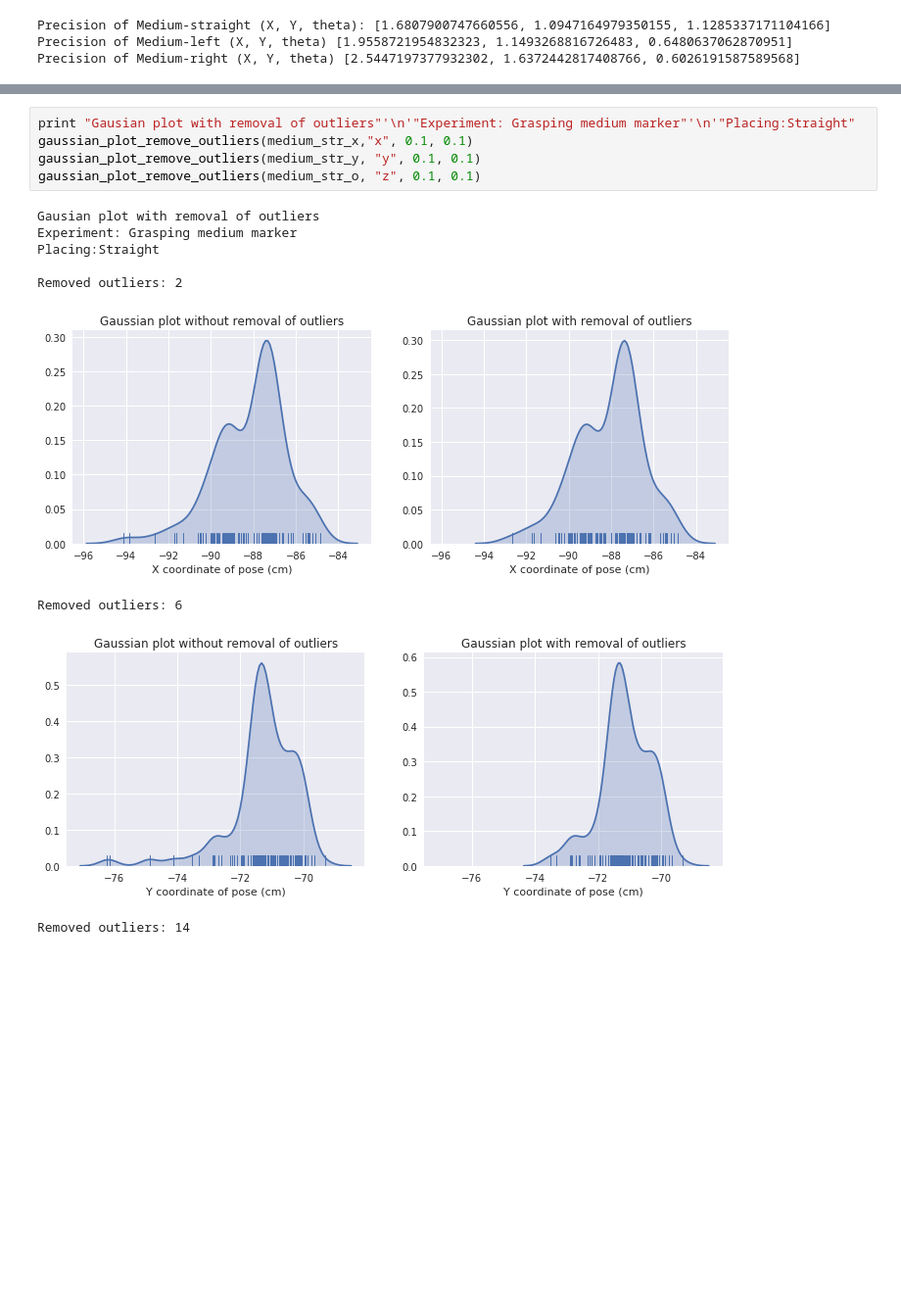
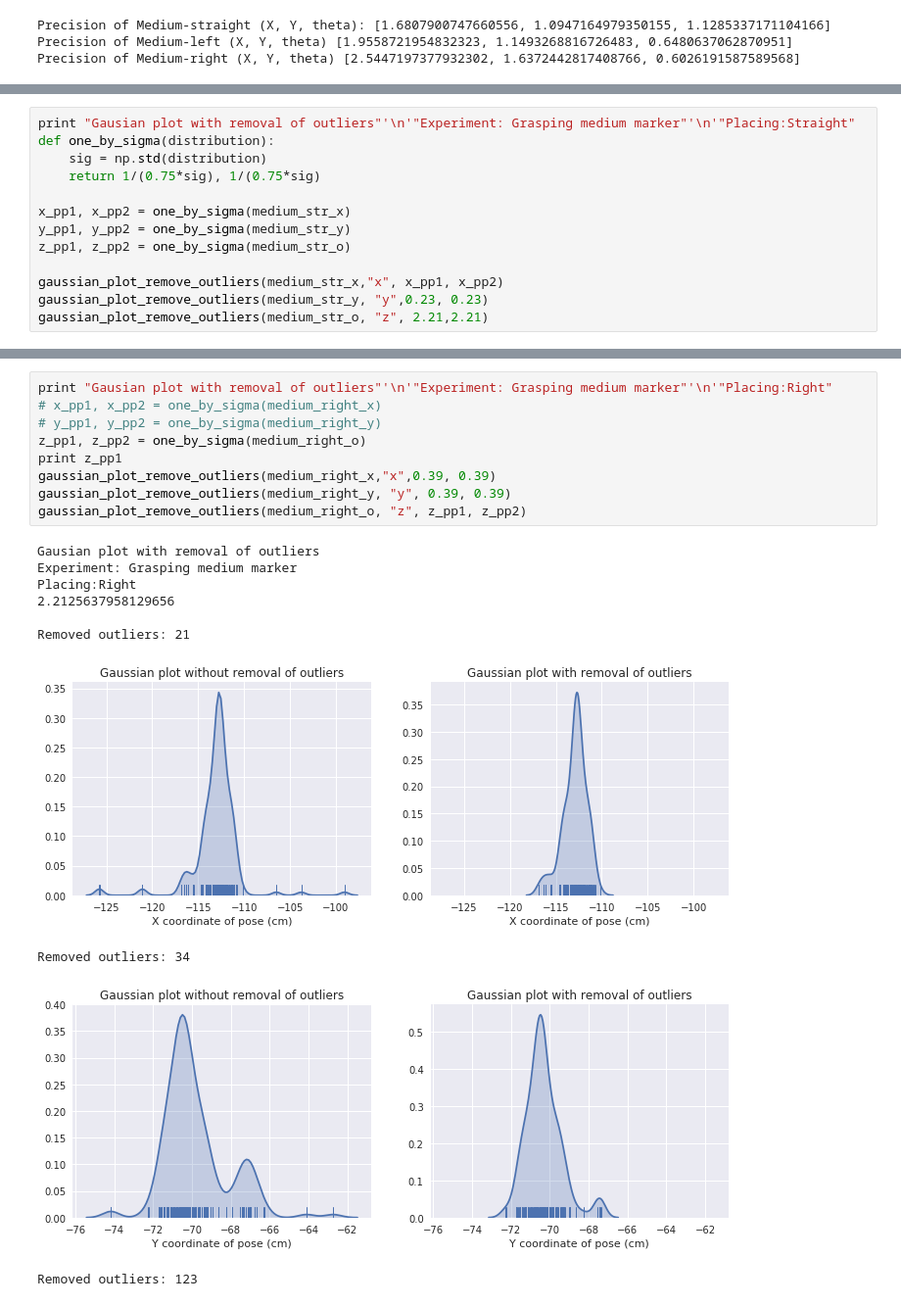
Before and after one commit to aaqib49/see, a Jupyter notebook: python_notebooks/Merged_data_plots_medium.ipynb, the cells around one changed output, grey strips where cells are left out. Shown: that part at 98% size. Saved outputs shown, nothing was run; the diff lists cells and outputs as text; blank space fills up the shorter version.

Commit message:
Made few changes to graph - added the pp1 and pp2 values

```diff
--- a/python_notebooks/Merged_data_plots_medium.ipynb
+++ b/python_notebooks/Merged_data_plots_medium.ipynb
@@ -255,0 +256,13 @@ Combined plot for placing the marker straight, left and right
+# %%
+print "Gausian plot with removal of outliers"'\n'"Experiment: Grasping medium marker"'\n'"Placing:Straight"
+def one_by_sigma(distribution):
+    sig = np.std(distribution)
+    return 1/(0.75*sig), 1/(0.75*sig)
+
+x_pp1, x_pp2 = one_by_sigma(medium_str_x)
+y_pp1, y_pp2 = one_by_sigma(medium_str_y)
+z_pp1, z_pp2 = one_by_sigma(medium_str_o)
+
+gaussian_plot_remove_outliers(medium_str_x,"x", x_pp1, x_pp2)
+gaussian_plot_remove_outliers(medium_str_y, "y",0.23, 0.23)
+gaussian_plot_remove_outliers(medium_str_o, "z", 2.21,2.21)
@@ -256,15 +302,20 @@ Combined plot for placing the marker straight, left and right
 # %%
-print "Gausian plot with removal of outliers"'\n'"Experiment: Grasping medium marker"'\n'"Placing:Straight"
-gaussian_plot_remove_outliers(medium_str_x,"x", 0.1, 0.1)
-gaussian_plot_remove_outliers(medium_str_y, "y", 0.1, 0.1)
-gaussian_plot_remove_outliers(medium_str_o, "z", 0.1, 0.1)
+print "Gausian plot with removal of outliers"'\n'"Experiment: Grasping medium marker"'\n'"Placing:Right"
+# x_pp1, x_pp2 = one_by_sigma(medium_right_x)
+# y_pp1, y_pp2 = one_by_sigma(medium_right_y)
+z_pp1, z_pp2 = one_by_sigma(medium_right_o)
+print z_pp1
+gaussian_plot_remove_outliers(medium_right_x,"x",0.39, 0.39)
+gaussian_plot_remove_outliers(medium_right_y, "y", 0.39, 0.39)
+gaussian_plot_remove_outliers(medium_right_o, "z", z_pp1, z_pp2)
 # %% [output]
 Gausian plot with removal of outliers
 Experiment: Grasping medium marker
-Placing:Straight
+Placing:Right
+2.2125637958129656
 
-Removed outliers: 2
+Removed outliers: 21
-[figure, old version]
+[figure, new version]
-Removed outliers: 6
+Removed outliers: 34
-[figure, old version]
+[figure, new version]
-Removed outliers: 14
+Removed outliers: 123
```
Also changed, not shown: parts of 6 cells of this notebook, 10 other files.
